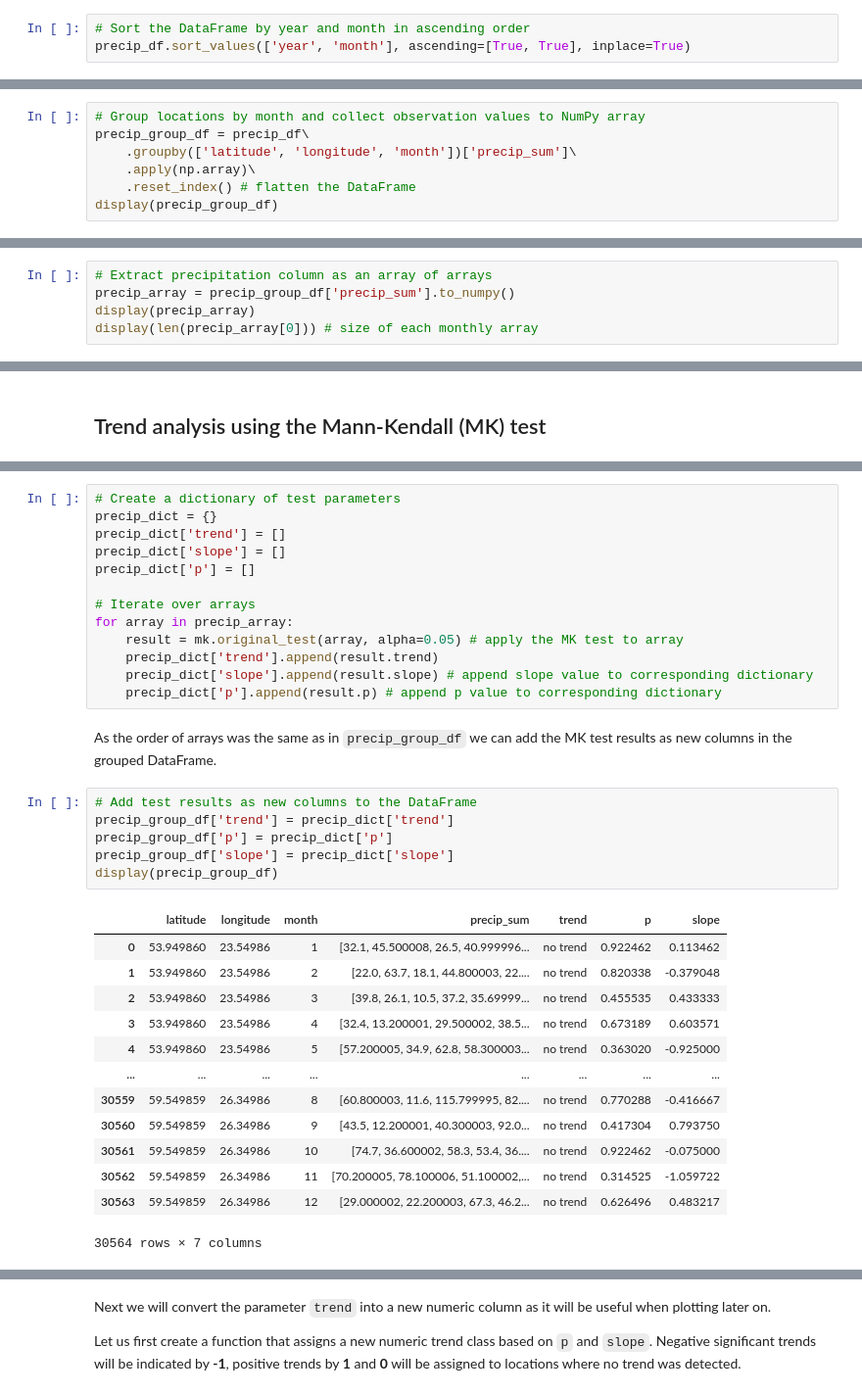
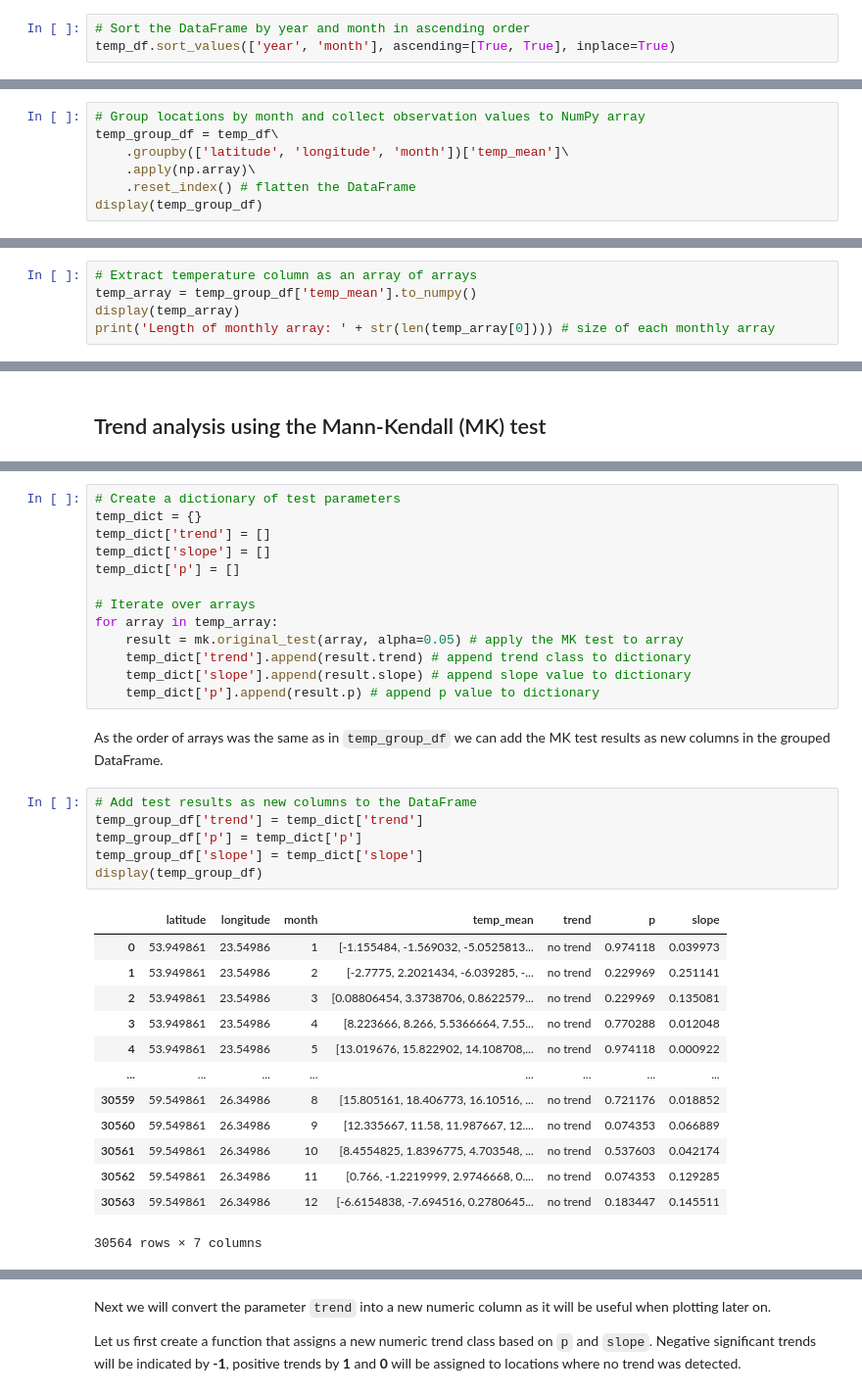
Before and after one commit to LandscapeGeoinformatics/EGU_2021_lgeo_workshops, a Jupyter notebook: SC5.8/EGU2021_Workshop_SC58.ipynb, the cells around one changed output, grey strips where cells are left out. Shown: that part at 98% size. Saved outputs shown, nothing was run; the diff lists cells and outputs as text.

```diff
--- a/SC5.8/EGU2021_Workshop_SC58.ipynb
+++ b/SC5.8/EGU2021_Workshop_SC58.ipynb
@@ -186,4 +214,4 @@ In order to make sure that the monthly precipitation values end up in the correc
 # %%
 # Sort the DataFrame by year and month in ascending order
-precip_df.sort_values(['year', 'month'], ascending=[True, True], inplace=True)
+temp_df.sort_values(['year', 'month'], ascending=[True, True], inplace=True)
 # %% [markdown]
@@ -193,8 +221,8 @@ Pandas function `apply` can be used for applying different functions rowwise in
 # %%
 # Group locations by month and collect observation values to NumPy array
-precip_group_df = precip_df\
-    .groupby(['latitude', 'longitude', 'month'])['precip_sum']\
+temp_group_df = temp_df\
+    .groupby(['latitude', 'longitude', 'month'])['temp_mean']\
     .apply(np.array)\
     .reset_index() # flatten the DataFrame
-display(precip_group_df)
+display(temp_group_df)
 # %% [output]
@@ -218,8 +246,8 @@ For this reason, it is optimal to convert the `precip_sum` column into a NumPy a
 
 The order of records will be retained, so we can later add the trend analysis results back to the DataFrame.
 # %%
-# Extract precipitation column as an array of arrays
-precip_array = precip_group_df['precip_sum'].to_numpy()
-display(precip_array)
-display(len(precip_array[0])) # size of each monthly array
+# Extract temperature column as an array of arrays
+temp_array = temp_group_df['temp_mean'].to_numpy()
+display(temp_array)
+print('Length of monthly array: ' + str(len(temp_array[0]))) # size of each monthly array
 # %% [output]
@@ -263,35 +291,35 @@ For our purposes, we will only extract parameters `trend`, `p` and `slope`, whic
 # %%
 # Create a dictionary of test parameters
-precip_dict = {}
-precip_dict['trend'] = []
-precip_dict['slope'] = []
-precip_dict['p'] = []
+temp_dict = {}
+temp_dict['trend'] = []
+temp_dict['slope'] = []
+temp_dict['p'] = []
 
 # Iterate over arrays
-for array in precip_array:
+for array in temp_array:
     result = mk.original_test(array, alpha=0.05) # apply the MK test to array
-    precip_dict['trend'].append(result.trend)
-    precip_dict['slope'].append(result.slope) # append slope value to corresponding dictionary
-    precip_dict['p'].append(result.p) # append p value to corresponding dictionary
+    temp_dict['trend'].append(result.trend) # append trend class to dictionary
+    temp_dict['slope'].append(result.slope) # append slope value to dictionary
+    temp_dict['p'].append(result.p) # append p value to dictionary
 # %% [markdown]
-As the order of arrays was the same as in `precip_group_df` we can add the MK test results as new columns in the grouped DataFrame.
+As the order of arrays was the same as in `temp_group_df` we can add the MK test results as new columns in the grouped DataFrame.
 # %%
 # Add test results as new columns to the DataFrame
-precip_group_df['trend'] = precip_dict['trend']
-precip_group_df['p'] = precip_dict['p']
-precip_group_df['slope'] = precip_dict['slope']
-display(precip_group_df)
+temp_group_df['trend'] = temp_dict['trend']
+temp_group_df['p'] = temp_dict['p']
+temp_group_df['slope'] = temp_dict['slope']
+display(temp_group_df)
 # %% [output]
-|  | latitude | longitude | month | precip_sum | trend | p | slope |
-| 0 | 53.949860 | 23.54986 | 1 | [32.1, 45.500008, 26.5, 40.999996... | no trend | 0.922462 | 0.113462 |
-| 1 | 53.949860 | 23.54986 | 2 | [22.0, 63.7, 18.1, 44.800003, 22.... | no trend | 0.820338 | -0.379048 |
-| 2 | 53.949860 | 23.54986 | 3 | [39.8, 26.1, 10.5, 37.2, 35.69999... | no trend | 0.455535 | 0.433333 |
-| 3 | 53.949860 | 23.54986 | 4 | [32.4, 13.200001, 29.500002, 38.5... | no trend | 0.673189 | 0.603571 |
-| 4 | 53.949860 | 23.54986 | 5 | [57.200005, 34.9, 62.8, 58.300003... | no trend | 0.363020 | -0.925000 |
+|  | latitude | longitude | month | temp_mean | trend | p | slope |
+| 0 | 53.949861 | 23.54986 | 1 | [-1.155484, -1.569032, -5.0525813... | no trend | 0.974118 | 0.039973 |
+| 1 | 53.949861 | 23.54986 | 2 | [-2.7775, 2.2021434, -6.039285, -... | no trend | 0.229969 | 0.251141 |
+| 2 | 53.949861 | 23.54986 | 3 | [0.08806454, 3.3738706, 0.8622579... | no trend | 0.229969 | 0.135081 |
+| 3 | 53.949861 | 23.54986 | 4 | [8.223666, 8.266, 5.5366664, 7.55... | no trend | 0.770288 | 0.012048 |
+| 4 | 53.949861 | 23.54986 | 5 | [13.019676, 15.822902, 14.108708,... | no trend | 0.974118 | 0.000922 |
 | ... | ... | ... | ... | ... | ... | ... | ... |
-| 30559 | 59.549859 | 26.34986 | 8 | [60.800003, 11.6, 115.799995, 82.... | no trend | 0.770288 | -0.416667 |
-| 30560 | 59.549859 | 26.34986 | 9 | [43.5, 12.200001, 40.300003, 92.0... | no trend | 0.417304 | 0.793750 |
-| 30561 | 59.549859 | 26.34986 | 10 | [74.7, 36.600002, 58.3, 53.4, 36.... | no trend | 0.922462 | -0.075000 |
-| 30562 | 59.549859 | 26.34986 | 11 | [70.200005, 78.100006, 51.100002,... | no trend | 0.314525 | -1.059722 |
-| 30563 | 59.549859 | 26.34986 | 12 | [29.000002, 22.200003, 67.3, 46.2... | no trend | 0.626496 | 0.483217 |
+| 30559 | 59.549861 | 26.34986 | 8 | [15.805161, 18.406773, 16.10516, ... | no trend | 0.721176 | 0.018852 |
+| 30560 | 59.549861 | 26.34986 | 9 | [12.335667, 11.58, 11.987667, 12.... | no trend | 0.074353 | 0.066889 |
+| 30561 | 59.549861 | 26.34986 | 10 | [8.4554825, 1.8396775, 4.703548, ... | no trend | 0.537603 | 0.042174 |
+| 30562 | 59.549861 | 26.34986 | 11 | [0.766, -1.2219999, 2.9746668, 0.... | no trend | 0.074353 | 0.129285 |
+| 30563 | 59.549861 | 26.34986 | 12 | [-6.6154838, -7.694516, 0.2780645... | no trend | 0.183447 | 0.145511 |
 30564 rows × 7 columns
```
Also changed, not shown: parts of 62 cells of this notebook.
